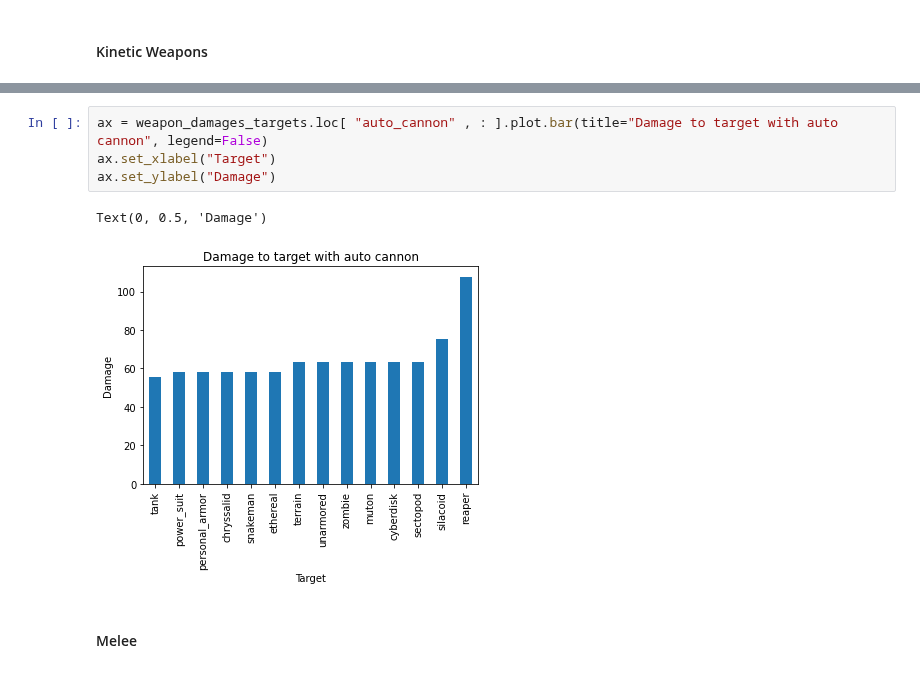
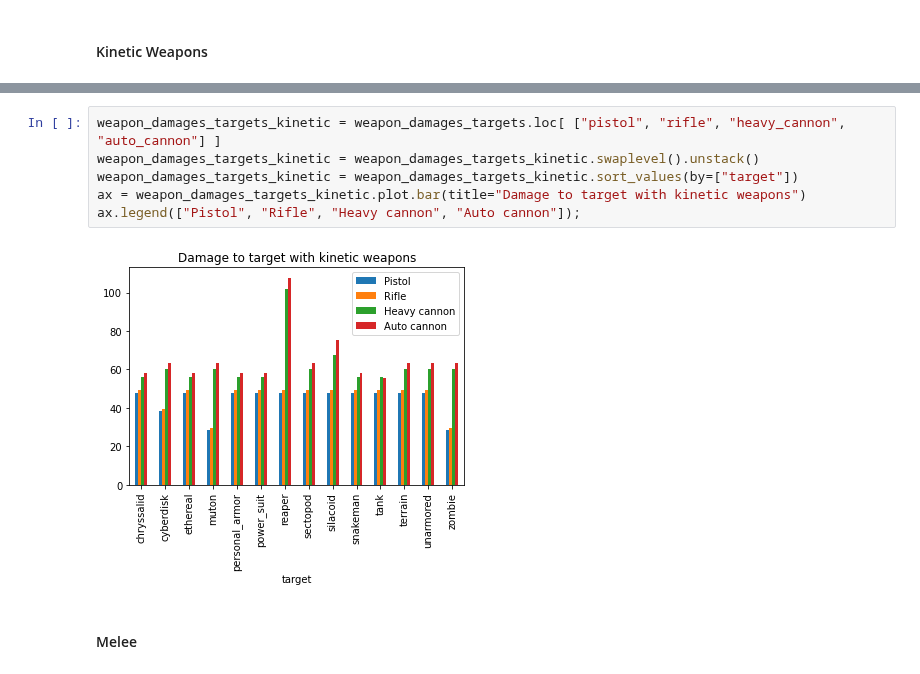
Before and after one commit to Bernardo-MG/xcom-analysis-jupyter-notebook, a Jupyter notebook: enemy_unknown/weapon_analysis.ipynb, the cells around one changed output, grey strips where cells are left out. Drawn from its saved outputs; the diff is of its cells as text.

Commit message:
Merged graphs

```diff
--- a/enemy_unknown/weapon_analysis.ipynb
+++ b/enemy_unknown/weapon_analysis.ipynb
@@ -511,10 +490,11 @@ Text(0, 0.5, 'Damage')
-# %%
-ax = weapon_damages_targets.loc[ "auto_cannon" , : ].plot.bar(title="Damage to target with auto cannon", legend=False)
-ax.set_xlabel("Target")
-ax.set_ylabel("Damage")
-# %% [output]
-Text(0, 0.5, 'Damage')
-[figure, removed]
+# %%
+weapon_damages_targets_kinetic = weapon_damages_targets.loc[ ["pistol", "rifle", "heavy_cannon", "auto_cannon"] ]
+weapon_damages_targets_kinetic = weapon_damages_targets_kinetic.swaplevel().unstack()
+weapon_damages_targets_kinetic = weapon_damages_targets_kinetic.sort_values(by=["target"])
+ax = weapon_damages_targets_kinetic.plot.bar(title="Damage to target with kinetic weapons")
+ax.legend(["Pistol", "Rifle", "Heavy cannon", "Auto cannon"]);
+# %% [output]
+[figure, added]
 # %% [markdown]
 #### Melee
 # %%
```
Also changed, not shown: parts of 53 cells of this notebook.
